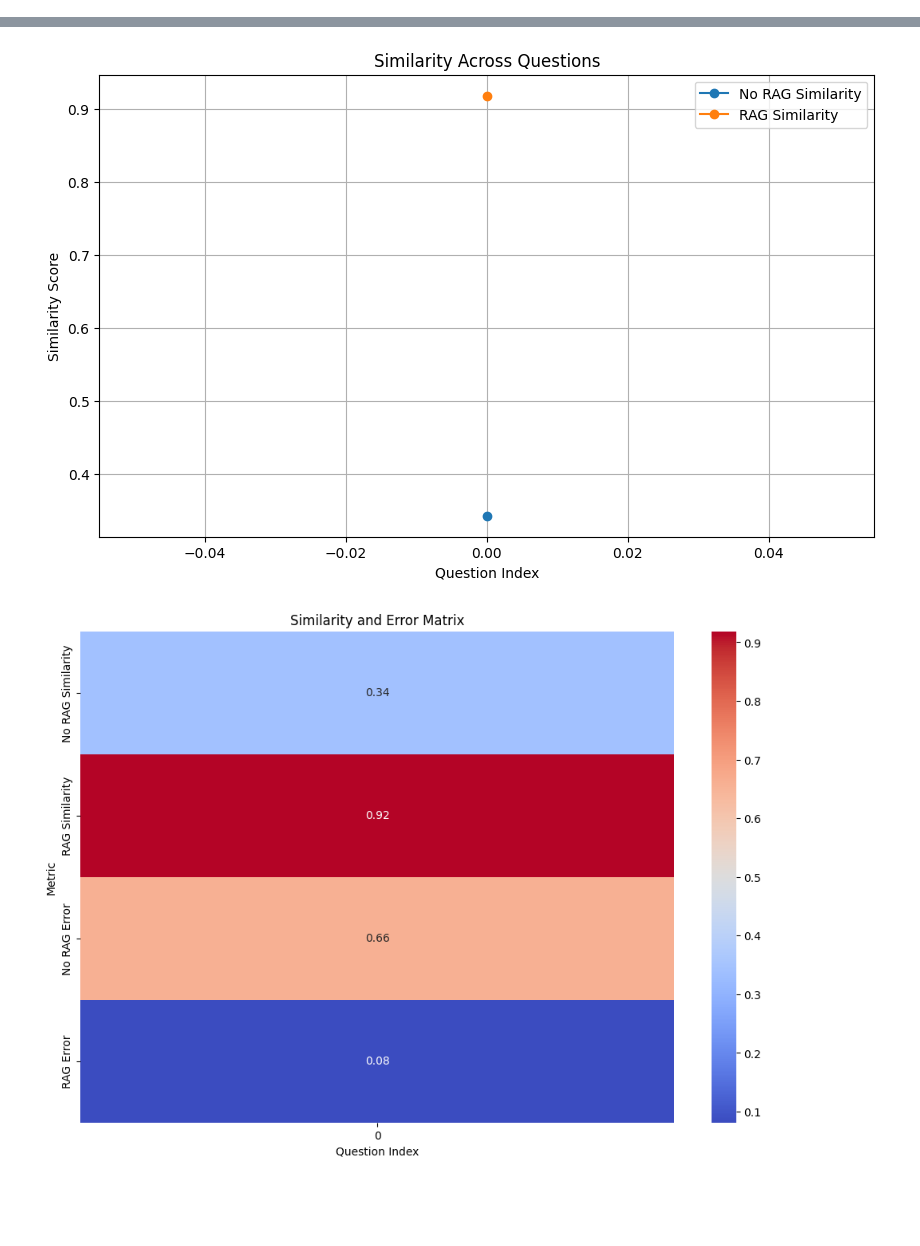
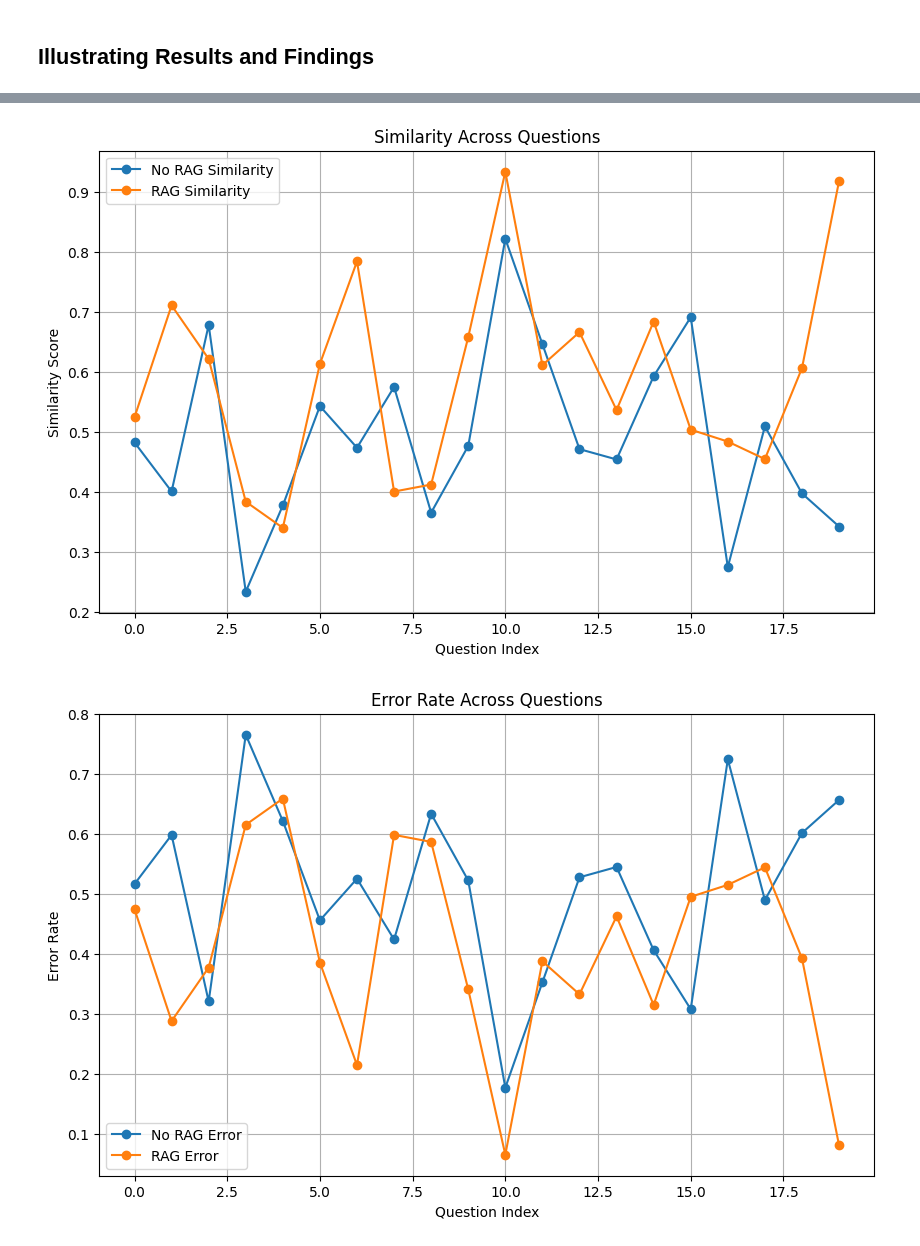
Before and after one commit to SebastianRosenquist/QRM_LLM_Scraper, a Jupyter notebook: ER_Calculations.ipynb, the cells around one changed output, grey strips where cells are left out. Drawn from its saved outputs; the diff is of its cells as text; code cells hidden in the pictures; blank space fills up the shorter version.

```diff
--- a/ER_Calculations.ipynb
+++ b/ER_Calculations.ipynb
@@ -39,10 +38,12 @@ To support symlinks on Windows, you either need to activate Developer Mode or to
+# %% [markdown]
+## Illustrating Results and Findings
 # %%
 import pandas as pd
 import matplotlib.pyplot as plt
 import seaborn as sns
 
 # Load your data
-df = pd.read_csv("Error_Ratings_DataFrame.csv")
+df = pd.read_csv("Final_Error_Ratings_DataFrame.csv")
 
 # 1. Bar Chart: Average Similarity and Error
 average_similarity = df[["No RAG Similarity", "RAG Similarity"]].mean()
@@ -84,6 +85,16 @@ plt.legend()
 plt.grid()
 plt.show()
 
+plt.figure(figsize=(10, 6))
+plt.plot(df.index, df["No RAG Error"], label="No RAG Error", marker="o")
+plt.plot(df.index, df["RAG Error"], label="RAG Error", marker="o")
+plt.title("Error Rate Across Questions")
+plt.xlabel("Question Index")
+plt.ylabel("Error Rate")
+plt.legend()
+plt.grid()
+plt.show()
+
 # 4. Heatmap: Similarity/Error Matrix
 heatmap_data = df[["No RAG Similarity", "RAG Similarity", "No RAG Error", "RAG Error"]]
 plt.figure(figsize=(12, 8))
@@ -100,2 +111,2 @@ plt.show()
-[figure, old version]
+[figure, new version]
-[figure, old version]
+[figure, new version]
```
Also changed, not shown: parts of 5 cells of this notebook, 9 other files.
